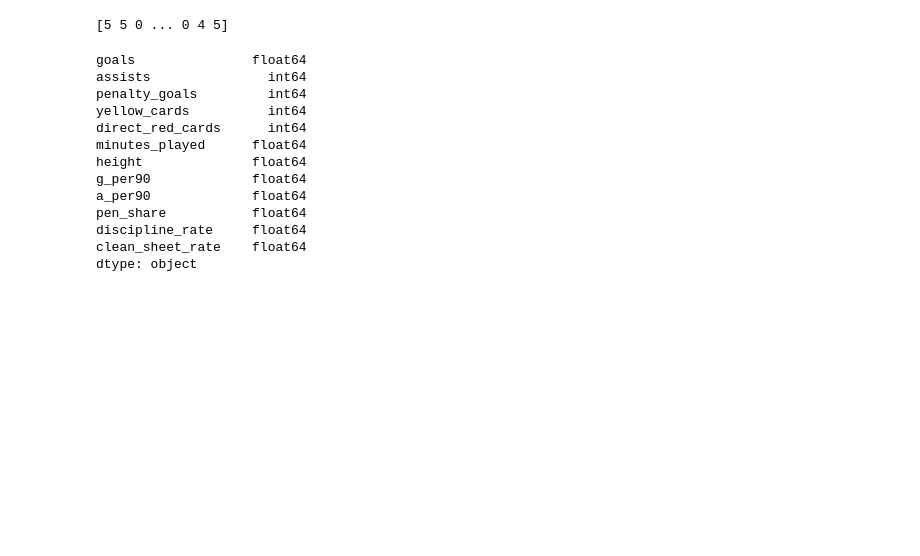
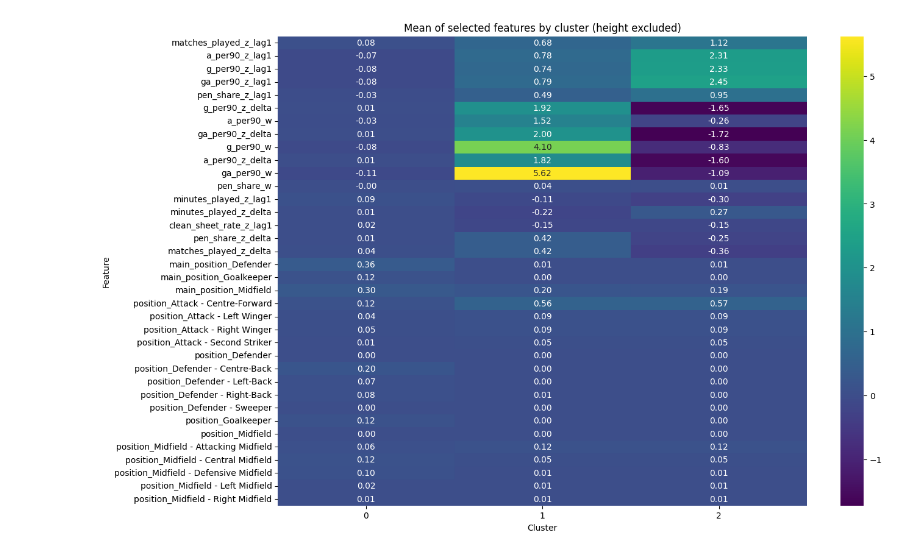
Before and after one commit to leokonma/Machine-learning, a Jupyter notebook: k-means_Clustering.ipynb, the cells around one changed output. Saved outputs shown, nothing was run; the diff lists cells and outputs as text; code cells hidden in the pictures; blank space fills up the shorter version.

Commit message:
clusterrs

```diff
--- a/k-means_Clustering.ipynb
+++ b/k-means_Clustering.ipynb
@@ -44,39 +43,32 @@ print(X1)
 # %%
-from sklearn.cluster import KMeans
-# We apply it to our date
-kmeans = KMeans(n_clusters=8, random_state=1,n_init=50).fit(X1)
+# %% KMeans clustering
+kmeans = KMeans(n_clusters=3, random_state=1, n_init=50)
+labels = kmeans.fit_predict(X_scaled)
 
-# Here it is the clustering result
-labels = kmeans.labels_
-print(labels)
-a.dtypes
+# Add cluster labels to the dataframe
+df['kmeans_cluster'] = labels.astype(str)
-# %% [output]
-[5 5 0 ... 0 4 5]
-goals               float64
-assists               int64
-penalty_goals         int64
-yellow_cards          int64
-direct_red_cards      int64
-minutes_played      float64
-height              float64
-g_per90             float64
-a_per90             float64
-pen_share           float64
-discipline_rate     float64
-clean_sheet_rate    float64
-dtype: object
 # %%
-selected_features = [
-    'goals',
-    'assists',
-    'penalty_goals',
-    'yellow_cards',
-    'direct_red_cards',
-    'minutes_played',
-    'height',
-    'g_per90',
-    'a_per90',
-    'pen_share',
-    'discipline_rate',
-    'clean_sheet_rate'
-]
+# %% Module 6 – Cluster Analysis (fixed, height removed)
+
+# Exclude 'height' from numeric features
+features_for_analysis = [f for f in df.columns if f != 'height' and f != 'kmeans_cluster']
+
+# Encode categorical features
+categorical_cols = ['main_position', 'position']
+categorical_cols = [col for col in categorical_cols if col in features_for_analysis]
+
+df_encoded = pd.get_dummies(df[features_for_analysis + ['kmeans_cluster']],
+                            columns=categorical_cols, drop_first=True)
+
+# Compute cluster means (numeric + encoded categorical)
+cluster_means = df_encoded.groupby('kmeans_cluster').mean().T
+
+# Heatmap of features by cluster
+plt.figure(figsize=(14, 10))
+sns.heatmap(cluster_means, annot=True, cmap='viridis', fmt=".2f")
+plt.title('Mean of selected features by cluster (height excluded)')
+plt.xlabel('Cluster')
+plt.ylabel('Feature')
+plt.show()
+# %% [output]
+[figure, added]
```
Also changed, not shown: parts of 12 cells of this notebook, 2 other files.
